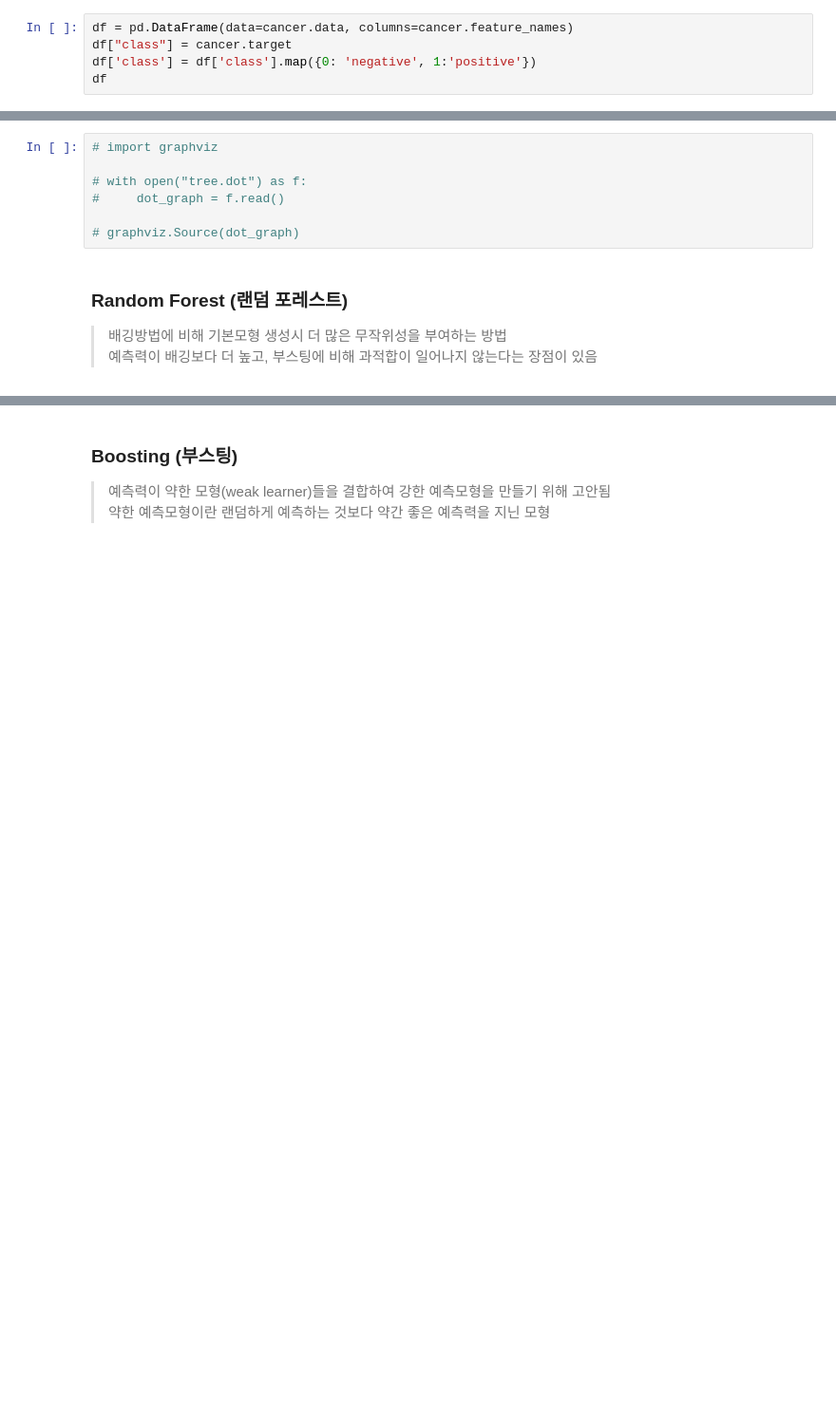
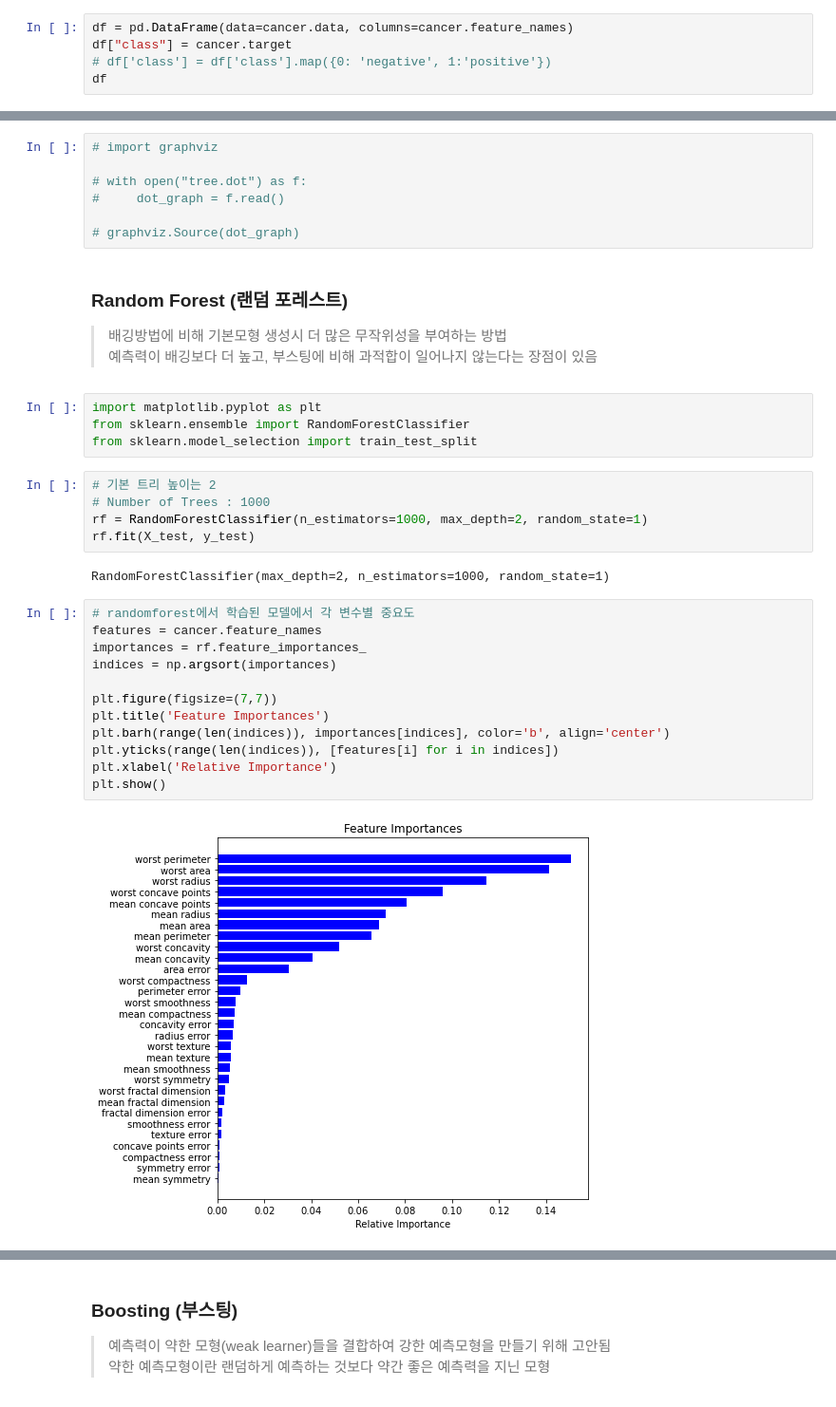
Before and after one commit to atw617/ML, a Jupyter notebook: with scikit-learn/08. Ensemble.ipynb, the cells around one changed output, grey strips where cells are left out. Shown at 95% size. Saved outputs shown, nothing was run; the diff lists cells and outputs as text; blank space fills up the shorter version.

```diff
--- a/with scikit-learn/08. Ensemble.ipynb
+++ b/with scikit-learn/08. Ensemble.ipynb
@@ -20,7 +40,7 @@ cancer = load_breast_cancer()
 # %%
 df = pd.DataFrame(data=cancer.data, columns=cancer.feature_names)
 df["class"] = cancer.target
-df['class'] = df['class'].map({0: 'negative', 1:'positive'})
+# df['class'] = df['class'].map({0: 'negative', 1:'positive'})
 df
 # %% [output]
 |  | mean radius | mean texture | mean perimeter | mean area | mean smoothness | mean compactness | ... |
@@ -126,3 +123,28 @@ tree.predict_proba(X_test), bag_trees.predict_proba(X_test)
 # %% [markdown]
 ### Random Forest (랜덤 포레스트)
 > 배깅방법에 비해 기본모형 생성시 더 많은 무작위성을 부여하는 방법 <br> 예측력이 배깅보다 더 높고, 부스팅에 비해 과적합이 일어나지 않는다는 장점이 있음
+# %%
+import matplotlib.pyplot as plt
+from sklearn.ensemble import RandomForestClassifier
+from sklearn.model_selection import train_test_split
+# %%
+# 기본 트리 높이는 2
+# Number of Trees : 1000
+rf = RandomForestClassifier(n_estimators=1000, max_depth=2, random_state=1)
+rf.fit(X_test, y_test)
+# %% [output]
+RandomForestClassifier(max_depth=2, n_estimators=1000, random_state=1)
+# %%
+# randomforest에서 학습된 모델에서 각 변수별 중요도
+features = cancer.feature_names
+importances = rf.feature_importances_
+indices = np.argsort(importances)
+
+plt.figure(figsize=(7,7))
+plt.title('Feature Importances')
+plt.barh(range(len(indices)), importances[indices], color='b', align='center')
+plt.yticks(range(len(indices)), [features[i] for i in indices])
+plt.xlabel('Relative Importance')
+plt.show()
+# %% [output]
+[figure, added]
```
Also changed, not shown: parts of 11 cells of this notebook.
